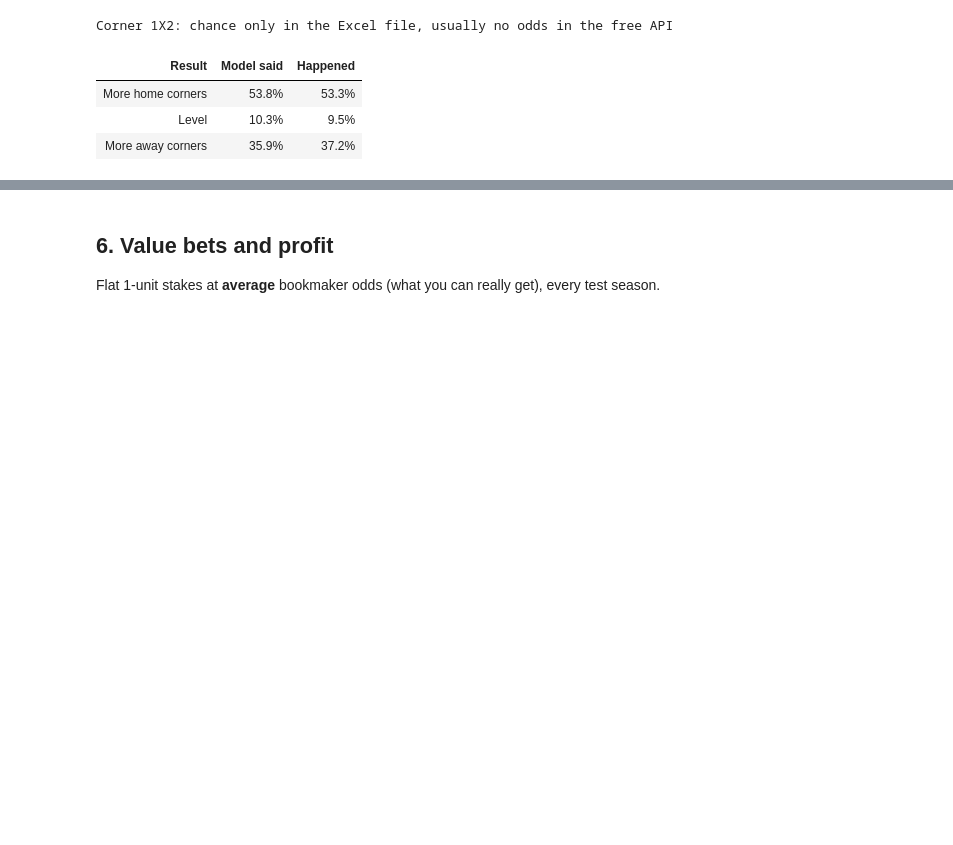
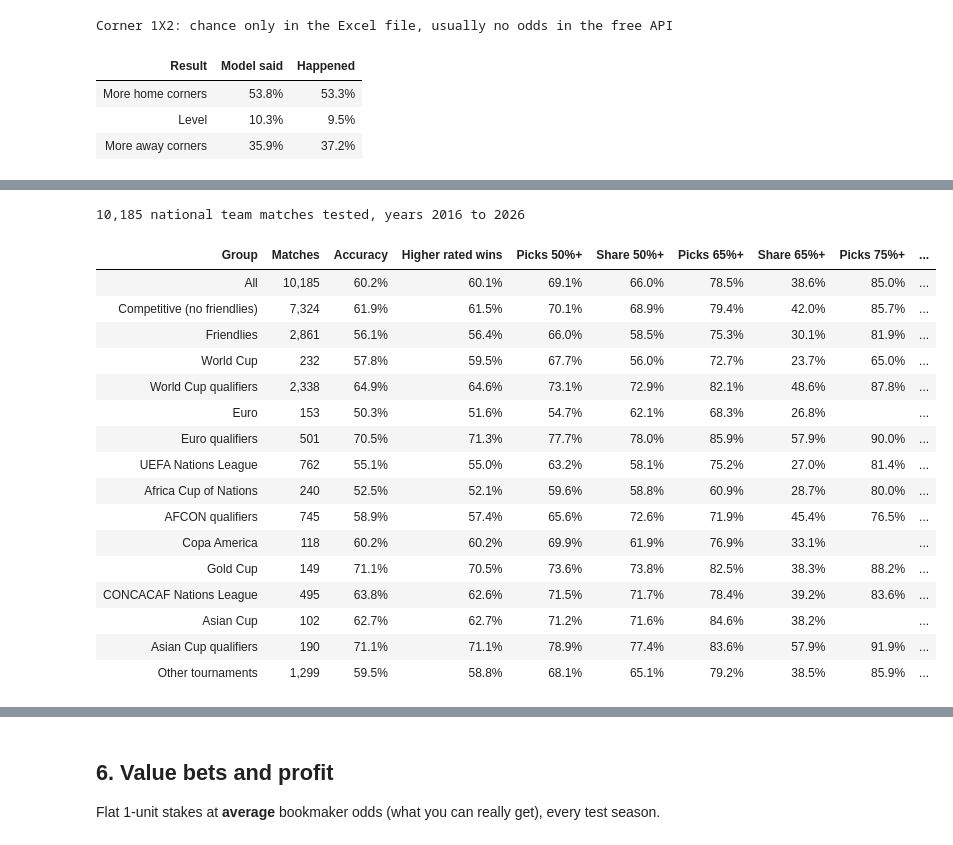
Before and after one commit to RicardoJose000/predict90-colab, a Jupyter notebook: Football_Predictor.ipynb, the cells around one changed output, grey strips where cells are left out. Drawn from its saved outputs; the diff is of its cells as text; code cells hidden in the pictures; blank space fills up the shorter version.

Commit message:
Add national teams: internationals tab, international acca and test

```diff
--- a/Football_Predictor.ipynb
+++ b/Football_Predictor.ipynb
@@ -563,0 +477,26 @@ Corner 1X2: chance only in the Excel file, usually no odds in the free API
+# %%
+RUN_INTL_BACKTEST = False
+ibt = intl.load_backtest()
+if ibt is None or RUN_INTL_BACKTEST:
+    ibt = intl.backtest(use_snapshot=USE_SNAPSHOT)
+print(f"{len(ibt):,} national team matches tested, years {ibt['fold'].min()} to {ibt['fold'].max()}")
+show(intl.accuracy_table(ibt))
+# %% [output]
+10,185 national team matches tested, years 2016 to 2026
+| Group | Matches | Accuracy | Higher rated wins | Picks 50%+ | Share 50%+ | Picks 65%+ | Share 65%+ | Picks 75%+ | ... |
+| All | 10,185 | 60.2% | 60.1% | 69.1% | 66.0% | 78.5% | 38.6% | 85.0% | ... |
+| Competitive (no friendlies) | 7,324 | 61.9% | 61.5% | 70.1% | 68.9% | 79.4% | 42.0% | 85.7% | ... |
+| Friendlies | 2,861 | 56.1% | 56.4% | 66.0% | 58.5% | 75.3% | 30.1% | 81.9% | ... |
+| World Cup | 232 | 57.8% | 59.5% | 67.7% | 56.0% | 72.7% | 23.7% | 65.0% | ... |
+| World Cup qualifiers | 2,338 | 64.9% | 64.6% | 73.1% | 72.9% | 82.1% | 48.6% | 87.8% | ... |
+| Euro | 153 | 50.3% | 51.6% | 54.7% | 62.1% | 68.3% | 26.8% |  | ... |
+| Euro qualifiers | 501 | 70.5% | 71.3% | 77.7% | 78.0% | 85.9% | 57.9% | 90.0% | ... |
+| UEFA Nations League | 762 | 55.1% | 55.0% | 63.2% | 58.1% | 75.2% | 27.0% | 81.4% | ... |
+| Africa Cup of Nations | 240 | 52.5% | 52.1% | 59.6% | 58.8% | 60.9% | 28.7% | 80.0% | ... |
+| AFCON qualifiers | 745 | 58.9% | 57.4% | 65.6% | 72.6% | 71.9% | 45.4% | 76.5% | ... |
+| Copa America | 118 | 60.2% | 60.2% | 69.9% | 61.9% | 76.9% | 33.1% |  | ... |
+| Gold Cup | 149 | 71.1% | 70.5% | 73.6% | 73.8% | 82.5% | 38.3% | 88.2% | ... |
+| CONCACAF Nations League | 495 | 63.8% | 62.6% | 71.5% | 71.7% | 78.4% | 39.2% | 83.6% | ... |
+| Asian Cup | 102 | 62.7% | 62.7% | 71.2% | 71.6% | 84.6% | 38.2% |  | ... |
+| Asian Cup qualifiers | 190 | 71.1% | 71.1% | 78.9% | 77.4% | 83.6% | 57.9% | 91.9% | ... |
+| Other tournaments | 1,299 | 59.5% | 58.8% | 68.1% | 65.1% | 79.2% | 38.5% | 85.9% | ... |
```
Also changed, not shown: parts of 26 cells of this notebook, 13 other files.
